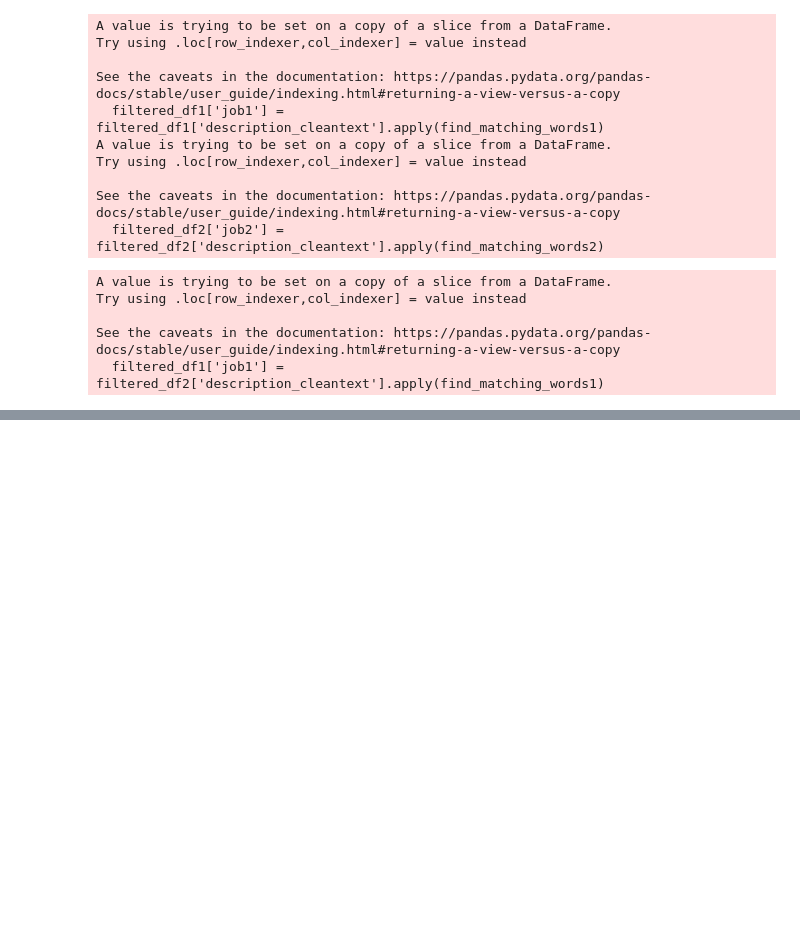
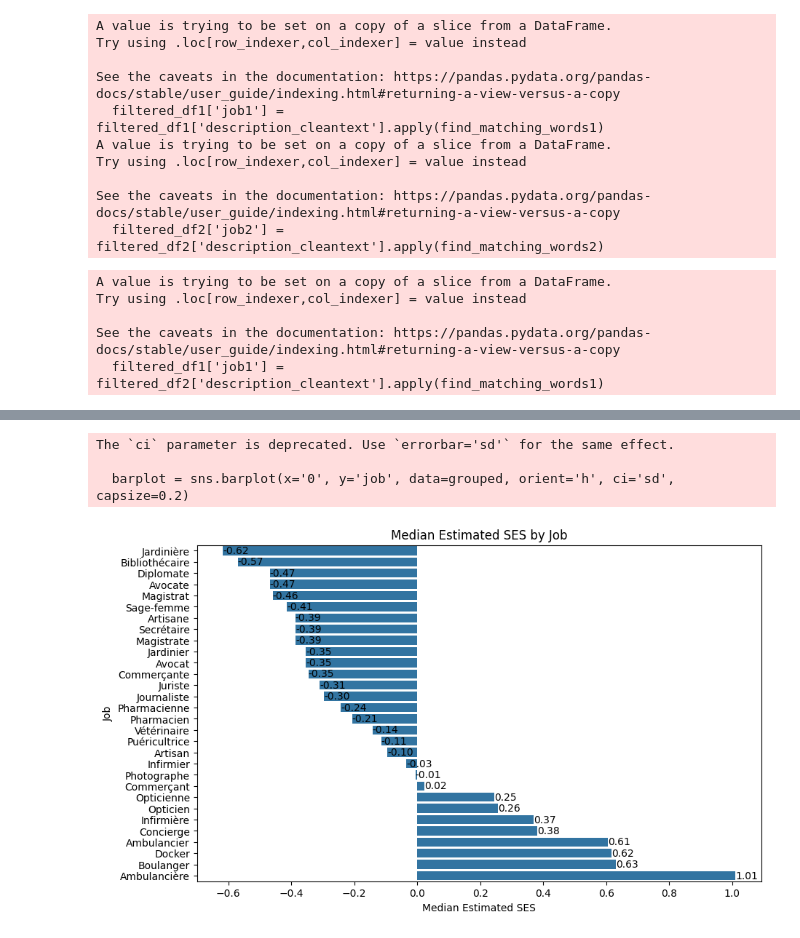
Before and after one commit to livtol99/Liv-Stage---FOCOS-Hand-Over, a Jupyter notebook: Code/Brand Validation/Bio_validation.ipynb, the cells around one changed output, grey strips where cells are left out. Saved outputs shown, nothing was run; the diff lists cells and outputs as text; code cells hidden in the pictures; blank space fills up the shorter version.

```diff
--- a/Code/Brand Validation/Bio_validation.ipynb
+++ b/Code/Brand Validation/Bio_validation.ipynb
@@ -376,0 +241,2 @@ jobs.head()
+# %%
+coords1 = coords[['follower_id', '0']]
@@ -377,3 +257,3 @@ jobs.head()
 # %%
-coords_streamlined = utils2.streamline_IDs(source= jobs, df_tofilter= coords, column= 'follower_id')
+coords_streamlined = utils2.streamline_IDs(source= jobs, df_tofilter= coords1, column= 'follower_id')
 # %% [output]
@@ -384 +264,3 @@ Removed 65745 rows from the DataFrame to be filtered.
+# %%
+jobs1 = jobs.merge(coords_streamlined[['follower_id', '0']], on='follower_id', how='left')
 # %%
@@ -388,3 +272,0 @@ Index(['follower_id', '0', '1', '2', '3'], dtype='object')
-# %%
-coords1 = coords.rename(columns={'0': 'd0'})
-jobs1 = jobs.merge(coords1[['follower_id', 'd0']], on='follower_id', how='left')
@@ -398,0 +293,29 @@ jobs['follower_id'].nunique()
+# %%
+import seaborn as sns
+import matplotlib.pyplot as plt
+
+# Calculate the median of '0' for each job group
+grouped = jobs1.groupby('job').agg({'0': 'median'}).reset_index()
+
+# Sort the jobs by median SES
+grouped = grouped.sort_values('0')
+
+plt.figure(figsize=(10, 6))
+barplot = sns.barplot(x='0', y='job', data=grouped, orient='h', ci='sd', capsize=0.2)
+
+# Add job labels to each point
+for p in barplot.patches:
+    width = p.get_width()
+    plt.text(width, p.get_y() + p.get_height() / 2,
+             '{:1.2f}'.format(width),
+             ha = 'left', va = 'center')
+
+plt.xlabel('Median Estimated SES')
+plt.ylabel('Job')
+plt.title('Median Estimated SES by Job')
+plt.show()
+# %% [output]
+The `ci` parameter is deprecated. Use `errorbar='sd'` for the same effect.
+
+  barplot = sns.barplot(x='0', y='job', data=grouped, orient='h', ci='sd', capsize=0.2)
+[figure, added]
```
Also changed, not shown: parts of 33 cells of this notebook, 1 other file.
